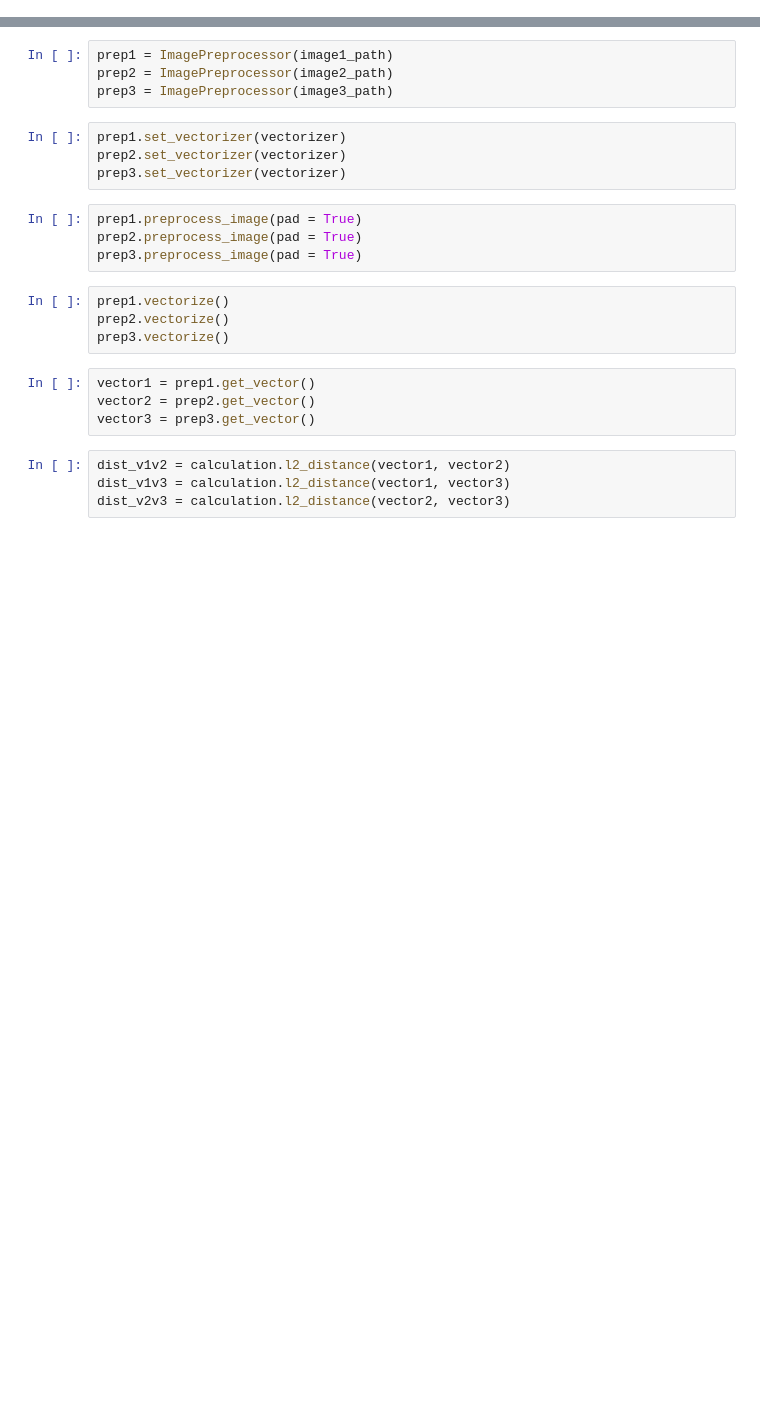
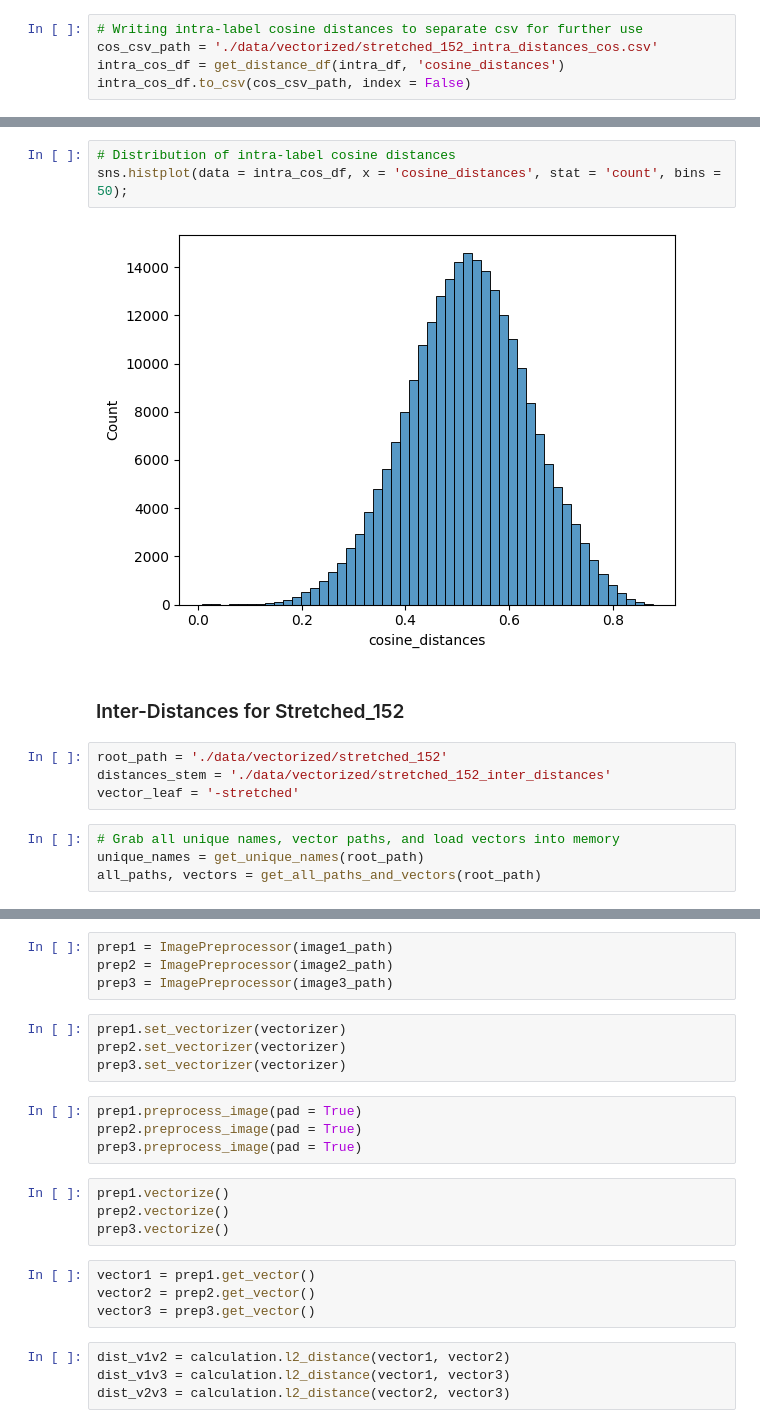
Before and after one commit to JoshuaGottlieb/Facial-Recognition-with-Deepface, a Jupyter notebook: Vectorization.ipynb, the cells around one changed output, grey strips where cells are left out. Drawn from its saved outputs; the diff is of its cells as text; blank space fills up the shorter version.

```diff
--- a/Vectorization.ipynb
+++ b/Vectorization.ipynb
@@ -132,0 +510,5 @@ for i, name in enumerate(unique_names):
+# %%
+# Writing intra-label cosine distances to separate csv for further use
+cos_csv_path = './data/vectorized/stretched_152_intra_distances_cos.csv'
+intra_cos_df = get_distance_df(intra_df, 'cosine_distances')
+intra_cos_df.to_csv(cos_csv_path, index = False)
@@ -132,0 +546,15 @@ for i, name in enumerate(unique_names):
+# %%
+# Distribution of intra-label cosine distances
+sns.histplot(data = intra_cos_df, x = 'cosine_distances', stat = 'count', bins = 50);
+# %% [output]
+[figure, added]
+# %% [markdown]
+### Inter-Distances for Stretched_152
+# %%
+root_path = './data/vectorized/stretched_152'
+distances_stem = './data/vectorized/stretched_152_inter_distances'
+vector_leaf = '-stretched'
+# %%
+# Grab all unique names, vector paths, and load vectors into memory
+unique_names = get_unique_names(root_path)
+all_paths, vectors = get_all_paths_and_vectors(root_path)
```
Also changed, not shown: parts of 82 cells of this notebook.
